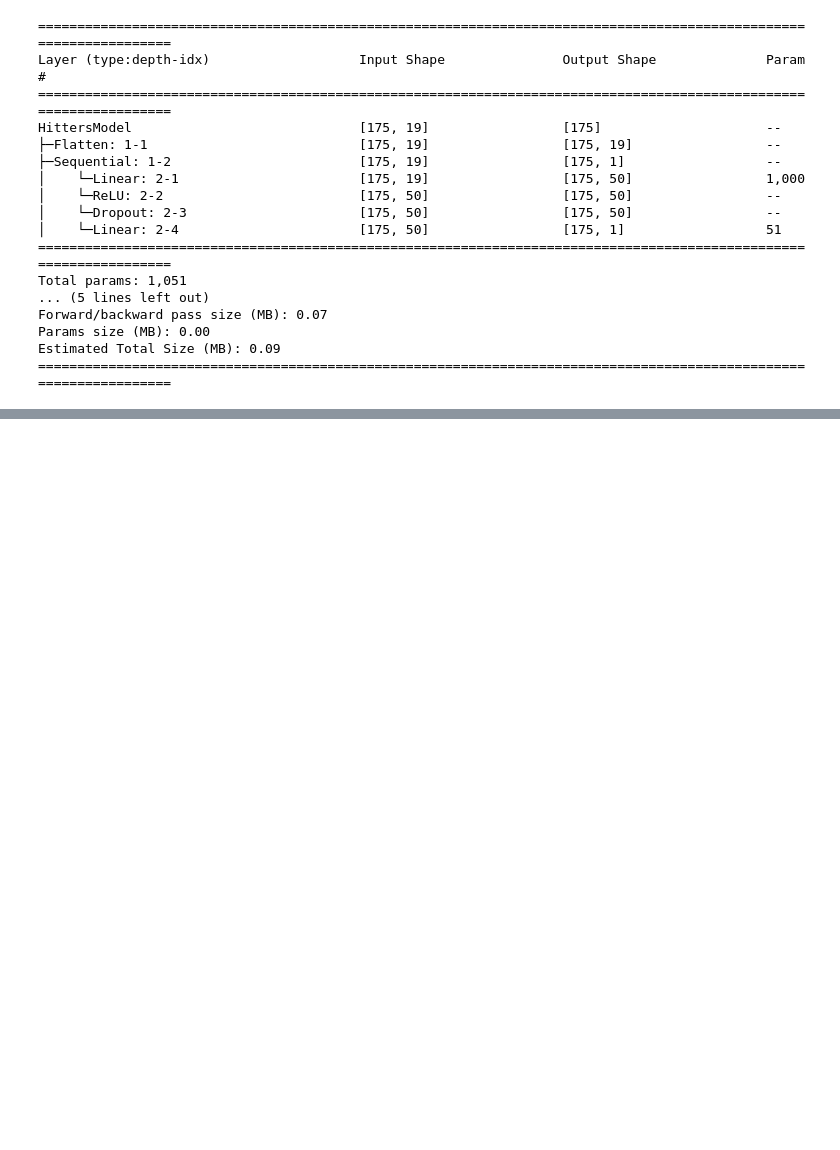
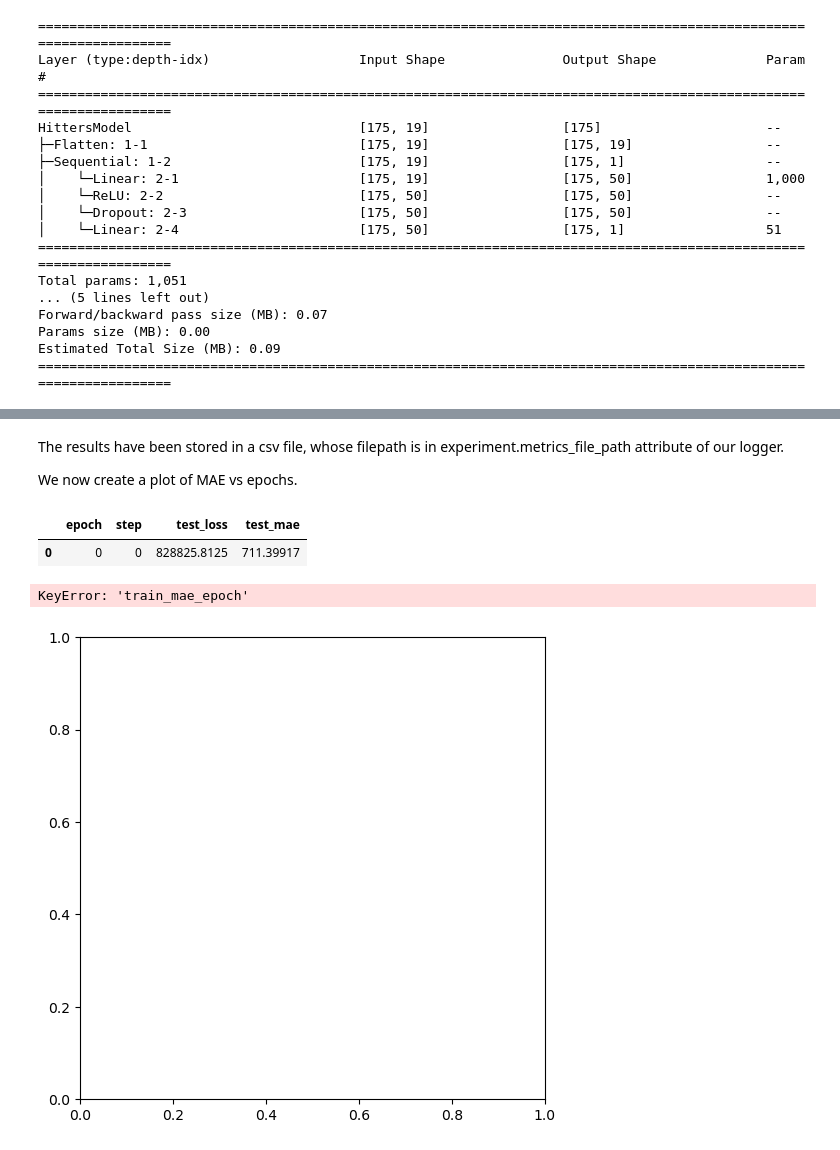
Before and after one commit to NotFrancee/bemacs_bocconi, a Jupyter notebook: ITSL/ch10.ipynb, the cells around one changed output, grey strips where cells are left out. Saved outputs shown, nothing was run; the diff lists cells and outputs as text; code cells hidden in the pictures; blank space fills up the shorter version.

```diff
--- a/ITSL/ch10.ipynb
+++ b/ITSL/ch10.ipynb
@@ -176,0 +221,3 @@ Estimated Total Size (MB): 0.09
+# %%
+hit_module = SimpleModule.regression(hit_model, metrics={'mae': MeanAbsoluteError()})
+hit_logger = CSVLogger('logs', name='hitters')
@@ -176,0 +260,44 @@ Estimated Total Size (MB): 0.09
+# %% [markdown]
+The results have been stored in a csv file, whose filepath is in experiment.metrics_file_path attribute of our logger.
+
+We now create a plot of MAE vs epochs.
+# %%
+hit_results = pd.read_csv(hit_logger.experiment.metrics_file_path)
+hit_results
+# %% [output]
+|  | epoch | step | test_loss | test_mae |
+| 0 | 0 | 0 | 828825.8125 | 711.39917 |
+# %%
+def summary_plot(results,
+                 ax,
+                 col='loss',
+                 valid_legend='Validation',
+                 training_legend='Training',
+                 ylabel='loss',
+                 fontsize=20):
+    for (column, color, label) in zip([f'train_{col}_epoch', f'valid_{col}'],
+                                      ['black', 'red'],
+                                      [training_legend, valid_legend]):
+        results.plot(x='epoch',
+                     y=column,
+                     label=label,
+                     marker='o',
+                     color=color,
+                     ax=ax)
+
+    ax.set_xlabel('Epoch')
+    ax.set_ylabel(ylabel)
+    return ax
+# %%
+fig, ax = subplots(1,1,figsize=(6,6))
+ax = summary_plot(hit_results,
+                  ax,
+                  col='mae',
+                  ylabel='MAE',
+                  valid_legend='Validation (=Test)')
+
+ax.set_ylim([0,400])
+ax.set_xticks(np.linspace(0,50,11).astype(int))
+# %% [output]
+KeyError: 'train_mae_epoch'
+[figure, added]
```
Also changed, not shown: parts of 13 cells of this notebook, 2 other files.
